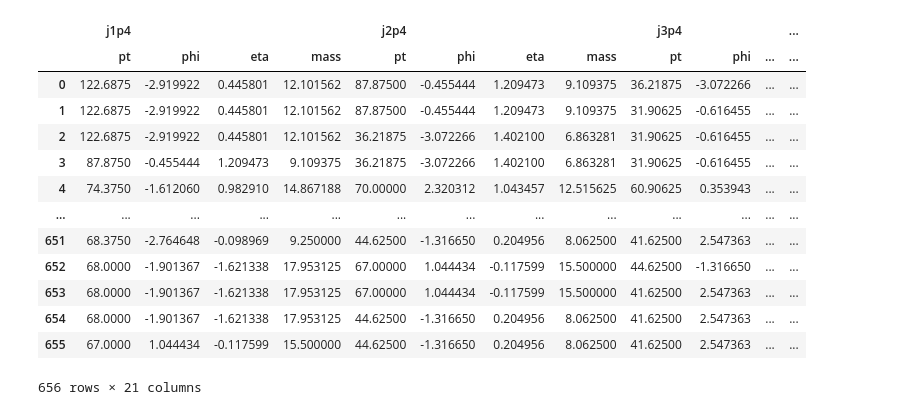
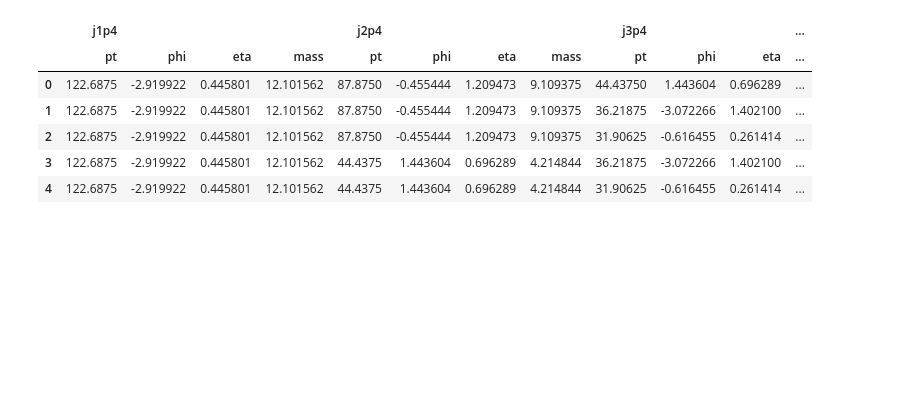
Before and after one commit to zshelton2015/Top_Tag_Repo, a Jupyter notebook: Kinematics_machineLearning.ipynb, the cells around one changed output. Drawn from its saved outputs; the diff is of its cells as text; code cells hidden in the pictures; blank space fills up the shorter version.

```diff
--- a/Kinematics_machineLearning.ipynb
+++ b/Kinematics_machineLearning.ipynb
@@ -9,19 +9,12 @@ import tensorflow as tf
 data=pd.read_csv('data/ML_data.csv',header=[0,1])
 valid=pd.read_csv('data/Valid_data.csv')
 # %%
-data
+data.head()
 # %% [output]
 |  | j1p4 |  |  |  | j2p4 |  |  |  | j3p4 |  |  | ... |
-|  | pt | phi | eta | mass | pt | phi | eta | mass | pt | phi | ... | ... |
-| 0 | 122.6875 | -2.919922 | 0.445801 | 12.101562 | 87.87500 | -0.455444 | 1.209473 | 9.109375 | 36.21875 | -3.072266 | ... | ... |
-| 1 | 122.6875 | -2.919922 | 0.445801 | 12.101562 | 87.87500 | -0.455444 | 1.209473 | 9.109375 | 31.90625 | -0.616455 | ... | ... |
-| 2 | 122.6875 | -2.919922 | 0.445801 | 12.101562 | 36.21875 | -3.072266 | 1.402100 | 6.863281 | 31.90625 | -0.616455 | ... | ... |
-| 3 | 87.8750 | -0.455444 | 1.209473 | 9.109375 | 36.21875 | -3.072266 | 1.402100 | 6.863281 | 31.90625 | -0.616455 | ... | ... |
-| 4 | 74.3750 | -1.612060 | 0.982910 | 14.867188 | 70.00000 | 2.320312 | 1.043457 | 12.515625 | 60.90625 | 0.353943 | ... | ... |
-| ... | ... | ... | ... | ... | ... | ... | ... | ... | ... | ... | ... | ... |
-| 651 | 68.3750 | -2.764648 | -0.098969 | 9.250000 | 44.62500 | -1.316650 | 0.204956 | 8.062500 | 41.62500 | 2.547363 | ... | ... |
-| 652 | 68.0000 | -1.901367 | -1.621338 | 17.953125 | 67.00000 | 1.044434 | -0.117599 | 15.500000 | 44.62500 | -1.316650 | ... | ... |
-| 653 | 68.0000 | -1.901367 | -1.621338 | 17.953125 | 67.00000 | 1.044434 | -0.117599 | 15.500000 | 41.62500 | 2.547363 | ... | ... |
-| 654 | 68.0000 | -1.901367 | -1.621338 | 17.953125 | 44.62500 | -1.316650 | 0.204956 | 8.062500 | 41.62500 | 2.547363 | ... | ... |
-| 655 | 67.0000 | 1.044434 | -0.117599 | 15.500000 | 44.62500 | -1.316650 | 0.204956 | 8.062500 | 41.62500 | 2.547363 | ... | ... |
+|  | pt | phi | eta | mass | pt | phi | eta | mass | pt | phi | eta | ... |
+| 0 | 122.6875 | -2.919922 | 0.445801 | 12.101562 | 87.8750 | -0.455444 | 1.209473 | 9.109375 | 44.43750 | 1.443604 | 0.696289 | ... |
+| 1 | 122.6875 | -2.919922 | 0.445801 | 12.101562 | 87.8750 | -0.455444 | 1.209473 | 9.109375 | 36.21875 | -3.072266 | 1.402100 | ... |
+| 2 | 122.6875 | -2.919922 | 0.445801 | 12.101562 | 87.8750 | -0.455444 | 1.209473 | 9.109375 | 31.90625 | -0.616455 | 0.261414 | ... |
+| 3 | 122.6875 | -2.919922 | 0.445801 | 12.101562 | 44.4375 | 1.443604 | 0.696289 | 4.214844 | 36.21875 | -3.072266 | 1.402100 | ... |
+| 4 | 122.6875 | -2.919922 | 0.445801 | 12.101562 | 44.4375 | 1.443604 | 0.696289 | 4.214844 | 31.90625 | -0.616455 | 0.261414 | ... |
-656 rows × 21 columns
```
Also changed, not shown: parts of 22 cells of this notebook, 10 other files.
